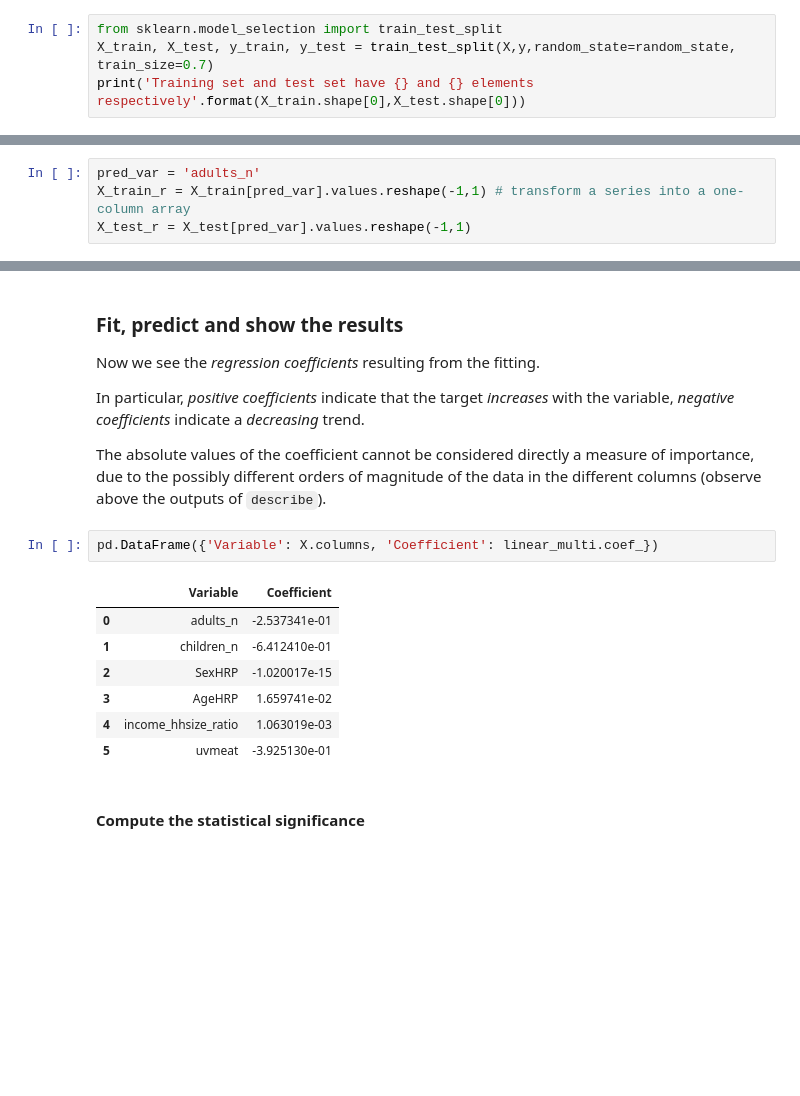
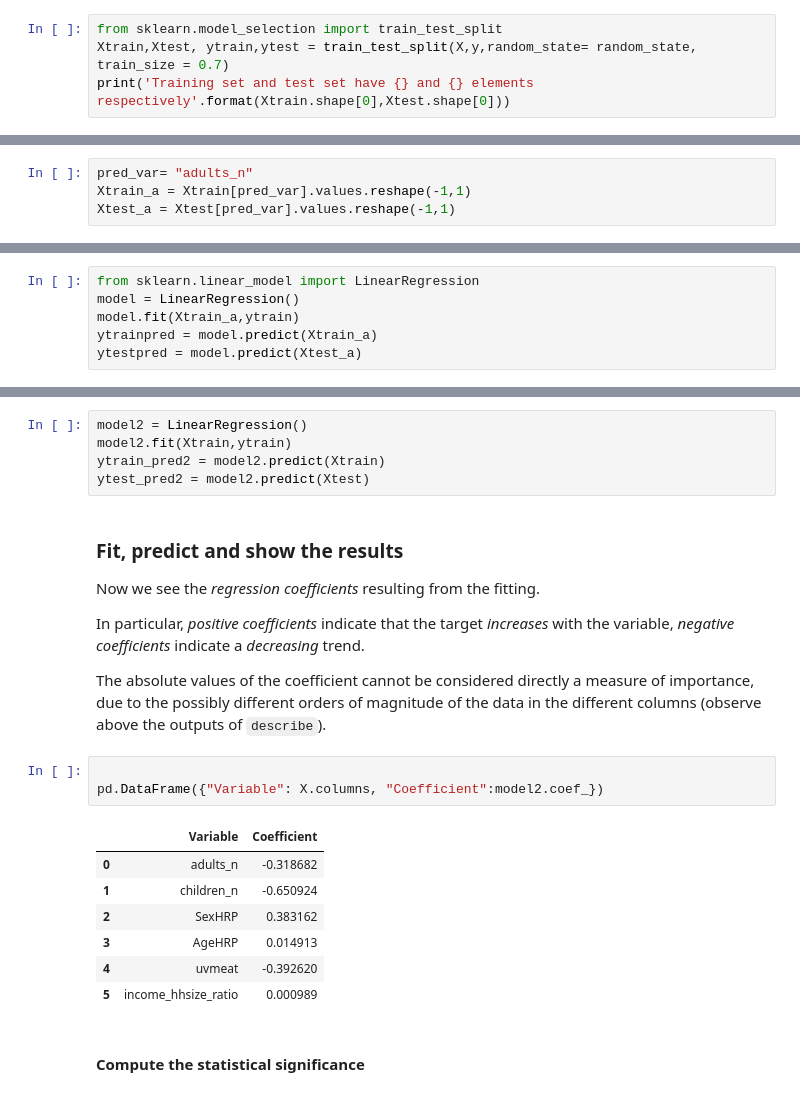
Before and after one commit to francesco-source/Artificial-Intelligence-UNIBO, a Jupyter notebook: Machine Learning/Sessione 4/linear_regression_example_FoodUK2014_nocode.ipynb, the cells around one changed output, grey strips where cells are left out. Drawn from its saved outputs; the diff is of its cells as text; blank space fills up the shorter version.

```diff
--- a/Machine Learning/Sessione 4/linear_regression_example_FoodUK2014_nocode.ipynb
+++ b/Machine Learning/Sessione 4/linear_regression_example_FoodUK2014_nocode.ipynb
@@ -167,15 +173,15 @@ p_values_show
 Here we set the `random_state` variable to make the experiment *repeatable*
 # %%
 from sklearn.model_selection import train_test_split
-X_train, X_test, y_train, y_test = train_test_split(X,y,random_state=random_state, train_size=0.7)
-print('Training set and test set have {} and {} elements respectively'.format(X_train.shape[0],X_test.shape[0]))
+Xtrain,Xtest, ytrain,ytest = train_test_split(X,y,random_state= random_state, train_size = 0.7)
+print('Training set and test set have {} and {} elements respectively'.format(Xtrain.shape[0],Xtest.shape[0]))
 # %% [output]
 Training set and test set have 2412 and 1034 elements respectively
 # %% [markdown]
 ### Consider a reduced dataset containing the chosen variable and the target
 # %%
-pred_var = 'adults_n'
-X_train_r = X_train[pred_var].values.reshape(-1,1) # transform a series into a one-column array
-X_test_r = X_test[pred_var].values.reshape(-1,1)
+pred_var= "adults_n"
+Xtrain_a = Xtrain[pred_var].values.reshape(-1,1)
+Xtest_a = Xtest[pred_var].values.reshape(-1,1)
 # %% [markdown]
 ### Fit the `linear_model` estimator on the training set and predict the target for the test set using the *fitted* estimator
@@ -190,3 +188,9 @@ y_test_pred_uni = linear_uni.predict(X_test_r)
+# %%
+from sklearn.linear_model import LinearRegression
+model = LinearRegression()
+model.fit(Xtrain_a,ytrain)
+ytrainpred = model.predict(Xtrain_a)
+ytestpred = model.predict(Xtest_a)
 # %% [markdown]
 #### Compute the regression coefficients and the quality measures
 Create a function to compute the F-statistic and p-value of the regression model
@@ -266,3 +260,8 @@ y_test_pred_multi = linear_multi.predict(X_test)
+# %%
+model2 = LinearRegression()
+model2.fit(Xtrain,ytrain)
+ytrain_pred2 = model2.predict(Xtrain)
+ytest_pred2 = model2.predict(Xtest)
 # %% [markdown]
 ### Fit, predict and show the results
 Now we see the *regression coefficients* resulting from the fitting.
@@ -271,14 +270,15 @@ In particular, *positive coefficients* indicate that the target *increases* with
 
 The absolute values of the coefficient cannot be considered directly a measure of importance, due to the possibly different orders of magnitude of the data in the different columns (observe above the outputs of `describe`).
 # %%
-pd.DataFrame({'Variable': X.columns, 'Coefficient': linear_multi.coef_})
+
+pd.DataFrame({"Variable": X.columns, "Coefficient":model2.coef_})
 # %% [output]
 |  | Variable | Coefficient |
-| 0 | adults_n | -2.537341e-01 |
-| 1 | children_n | -6.412410e-01 |
-| 2 | SexHRP | -1.020017e-15 |
-| 3 | AgeHRP | 1.659741e-02 |
-| 4 | income_hhsize_ratio | 1.063019e-03 |
-| 5 | uvmeat | -3.925130e-01 |
+| 0 | adults_n | -0.318682 |
+| 1 | children_n | -0.650924 |
+| 2 | SexHRP | 0.383162 |
+| 3 | AgeHRP | 0.014913 |
+| 4 | uvmeat | -0.392620 |
+| 5 | income_hhsize_ratio | 0.000989 |
 # %% [markdown]
 #### Compute the statistical significance
```
Also changed, not shown: parts of 23 cells of this notebook, 37 other files.
